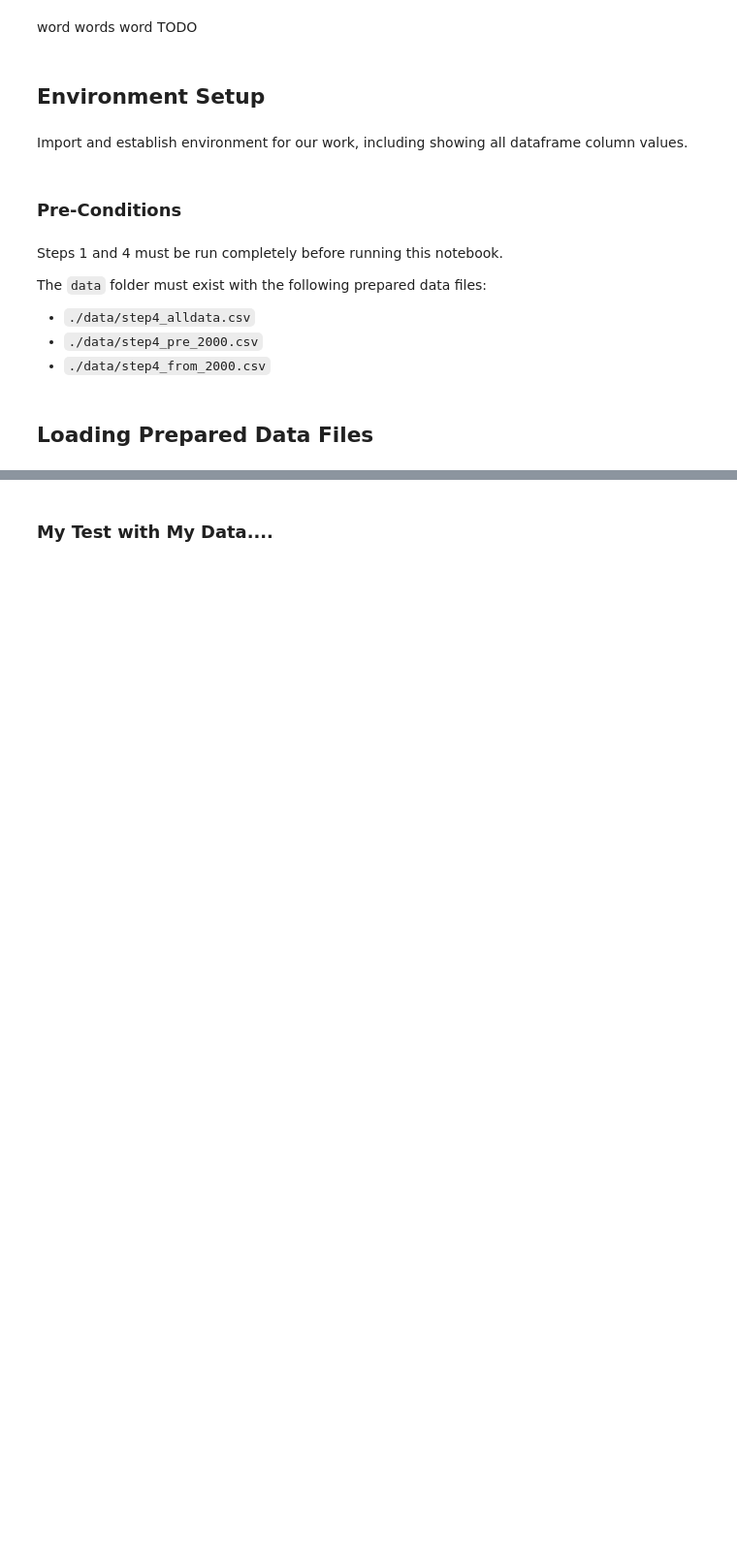
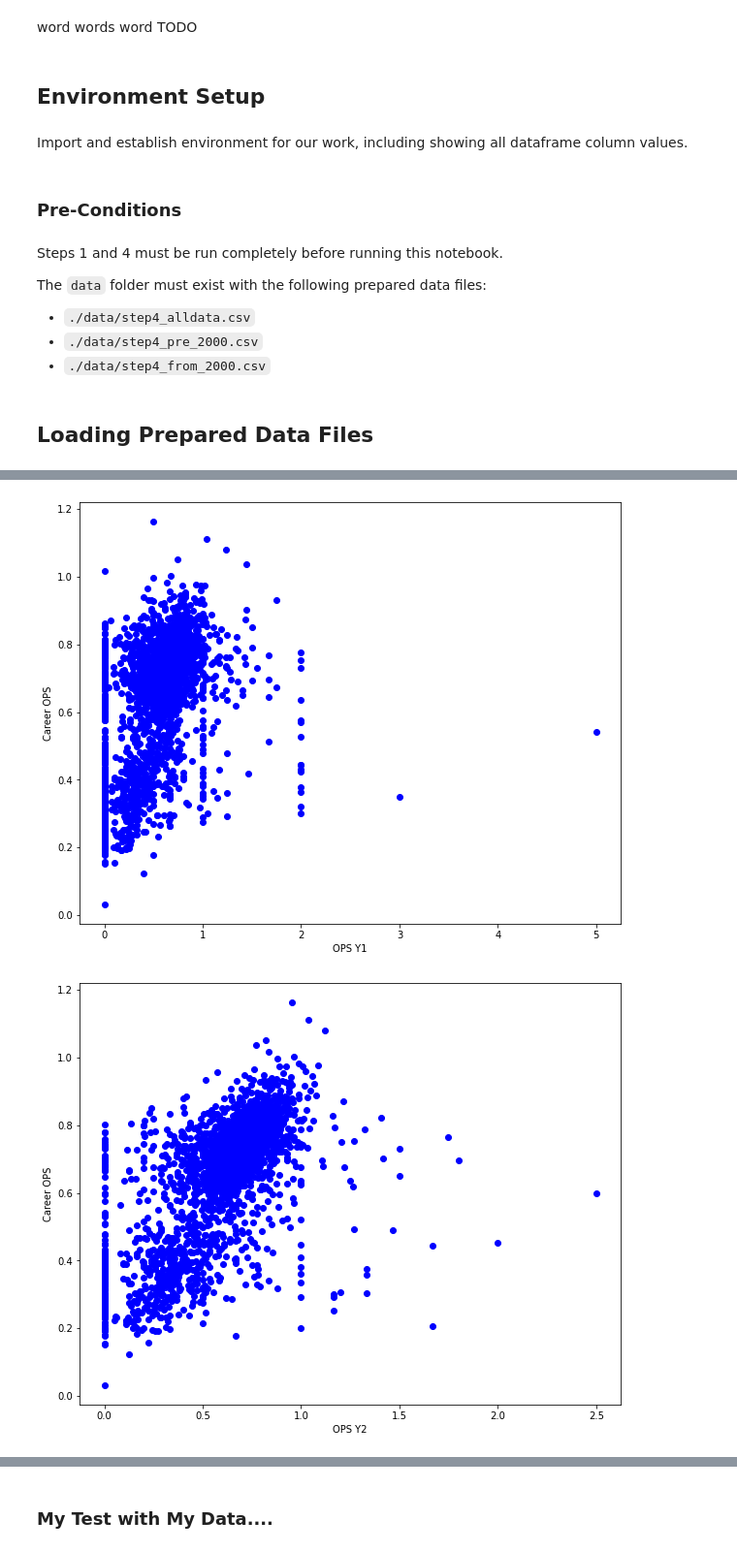
Before and after one commit to donnajharris/cp640_project, a Jupyter notebook: harr2890_project/har2890_project_step5_ops_modelling.ipynb, the cells around one changed output, grey strips where cells are left out. Shown at 97% size. Drawn from its saved outputs; the diff is of its cells as text; code cells hidden in the pictures; blank space fills up the shorter version.

```diff
--- a/harr2890_project/har2890_project_step5_ops_modelling.ipynb
+++ b/harr2890_project/har2890_project_step5_ops_modelling.ipynb
@@ -900,0 +90,9 @@ Adjusted R-Squared is 0.604
+# %%
+scatter_plot('OPS Y1', 'Career OPS')
+scatter_plot('OPS Y2', 'Career OPS')
+scatter_plot('OPS Y3', 'Career OPS')
+scatter_plot('OPS Y4', 'Career OPS')
+scatter_plot('OPS Y5', 'Career OPS')
+# %% [output]
+[figure, added]
+[figure, added]
```
Also changed, not shown: parts of 81 cells of this notebook, 1 other file.
